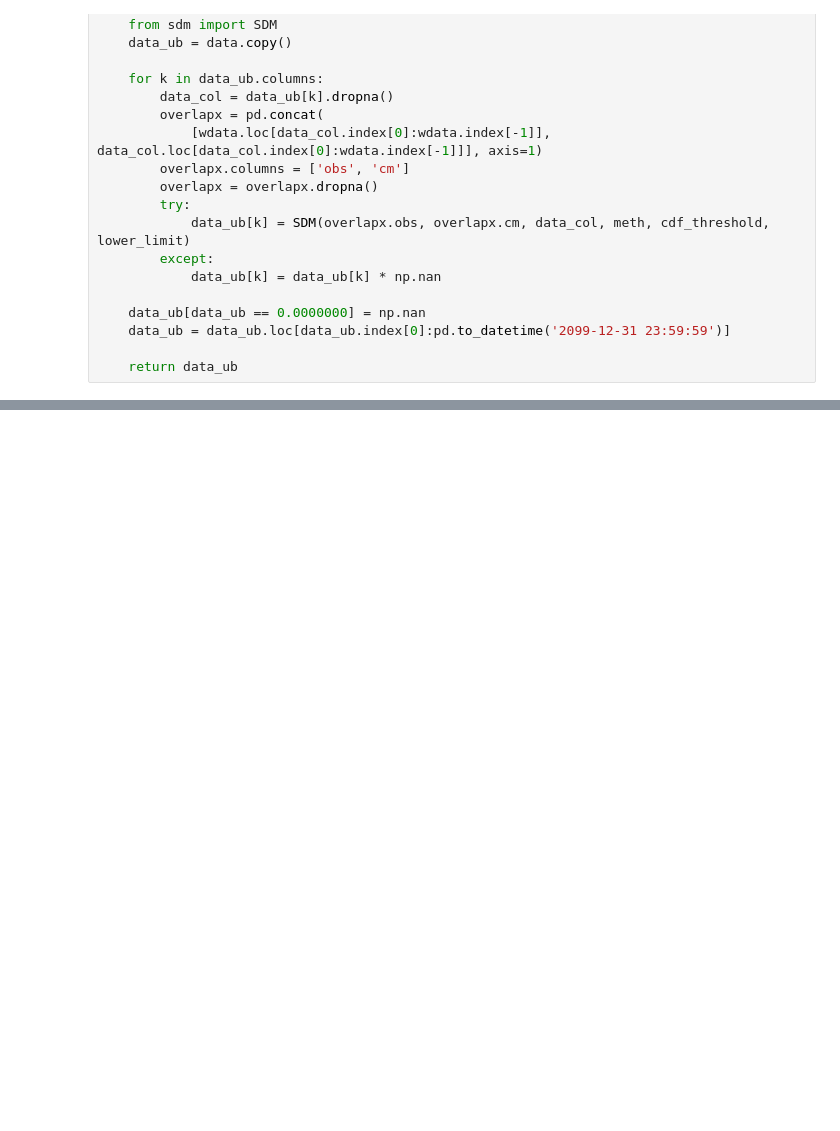
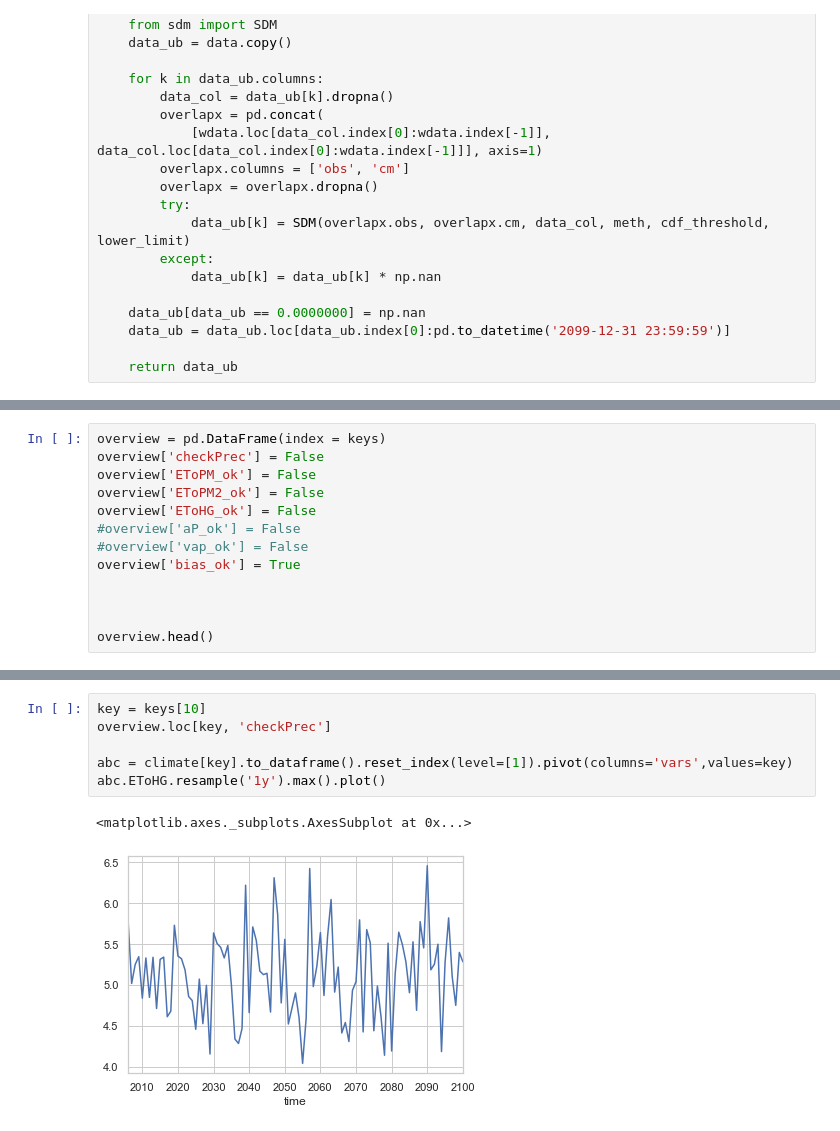
Before and after one commit to jonaslenz/RUINSapp, a Jupyter notebook: Climate_cleaner.ipynb, the cells around one changed output, grey strips where cells are left out. Cells and saved outputs as stored; diff of their text form; blank space fills up the shorter version.

```diff
--- a/Climate_cleaner.ipynb
+++ b/Climate_cleaner.ipynb
@@ -199,0 +185,13 @@ w2.columns = ['bla', vari]
+# %%
+overview = pd.DataFrame(index = keys)
+overview['checkPrec'] = False
+overview['EToPM_ok'] = False
+overview['EToPM2_ok'] = False
+overview['EToHG_ok'] = False
+#overview['aP_ok'] = False
+#overview['vap_ok'] = False
+overview['bias_ok'] = True
+
+
+
+overview.head()
@@ -199,0 +205,9 @@ w2.columns = ['bla', vari]
+# %%
+key = keys[10]
+overview.loc[key, 'checkPrec']
+
+abc = climate[key].to_dataframe().reset_index(level=[1]).pivot(columns='vars',values=key)
+abc.EToHG.resample('1y').max().plot()
+# %% [output]
+<matplotlib.axes._subplots.AxesSubplot at 0x...>
+[figure, added]
```
Also changed, not shown: parts of 23 cells of this notebook.
